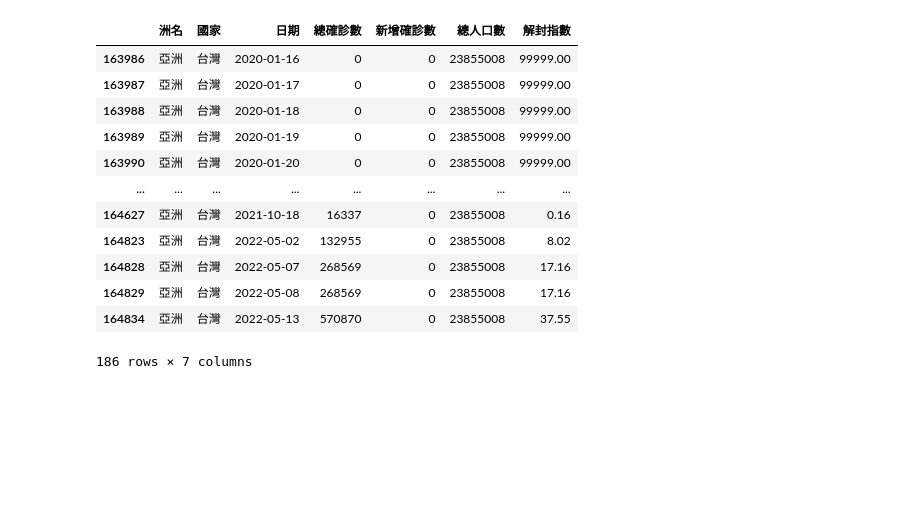
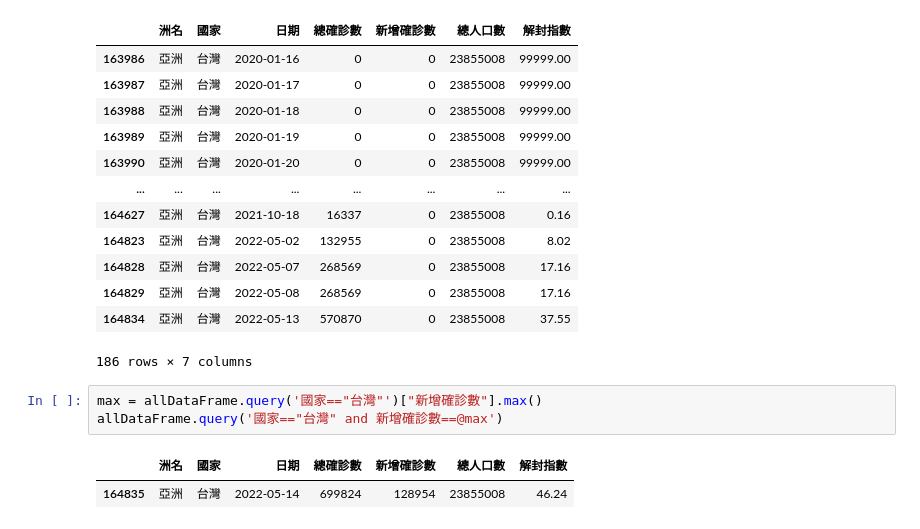
Before and after one commit to Bebe1125/_2023_07_23_sunday_, a Jupyter notebook: lesson18_1.ipynb, the cells around one changed output. Drawn from its saved outputs; the diff is of its cells as text; blank space fills up the shorter version.

```diff
--- a/lesson18_1.ipynb
+++ b/lesson18_1.ipynb
@@ -123,3 +123,9 @@ taiwan3
 | 164829 | 亞洲 | 台灣 | 2022-05-08 | 268569 | 0 | 23855008 | 17.16 |
 | 164834 | 亞洲 | 台灣 | 2022-05-13 | 570870 | 0 | 23855008 | 37.55 |
 186 rows × 7 columns
+# %%
+max = allDataFrame.query('國家=="台灣"')["新增確診數"].max()
+allDataFrame.query('國家=="台灣" and 新增確診數==@max')
+# %% [output]
+|  | 洲名 | 國家 | 日期 | 總確診數 | 新增確診數 | 總人口數 | 解封指數 |
+| 164835 | 亞洲 | 台灣 | 2022-05-14 | 699824 | 128954 | 23855008 | 46.24 |
```
Also changed, not shown: parts of 2 cells of this notebook.
